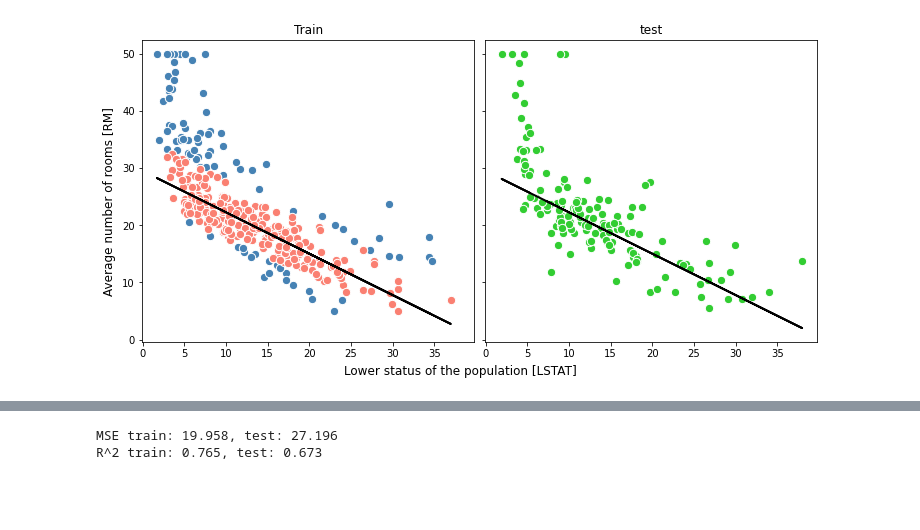
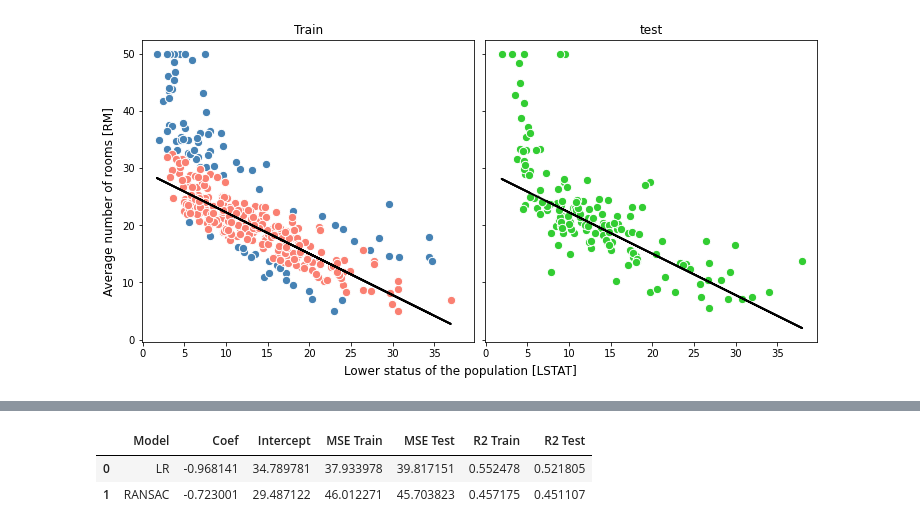
Before and after one commit to ie-ai-class/smart-tech-2564-2, a Jupyter notebook: Topic 05 - Regression/T11.ipynb, the cells around one changed output, grey strips where cells are left out. Cells and saved outputs as stored; diff of their text form; code cells hidden in the pictures; blank space fills up the shorter version.

```diff
--- a/Topic 05 - Regression/T11.ipynb
+++ b/Topic 05 - Regression/T11.ipynb
@@ -91,0 +97,13 @@ R^2 train: 0.552, test: 0.522
+# %%
+dfAll = pd.DataFrame()
+
+dfAll = store_results(
+    df=dfAll,
+    model=slr,
+    model_name="LR",
+    y_train=y_train,
+    y_train_pred=y_train_pred,
+    y_test=y_test,
+    y_test_pred=y_test_pred,
+)
+display(dfAll)
@@ -159,5 +153,0 @@ plt.show()
-# %%
-X = df.iloc[:, :-1].values
-y = df["MEDV"].values
-
-X_train, X_test, y_train, y_test = train_test_split(X, y, test_size=0.3, random_state=0)
@@ -170,18 +153,0 @@ y_test_pred = slr.predict(X_test)
-# %%
-from sklearn.metrics import r2_score
-from sklearn.metrics import mean_squared_error
-
-print(
-    "MSE train: %.3f, test: %.3f"
-    % (
-        mean_squared_error(y_train, y_train_pred),
-        mean_squared_error(y_test, y_test_pred),
-    )
-)
-print(
-    "R^2 train: %.3f, test: %.3f"
-    % (r2_score(y_train, y_train_pred), r2_score(y_test, y_test_pred))
-)
-# %% [output]
-MSE train: 19.958, test: 27.196
-R^2 train: 0.765, test: 0.673
@@ -195,0 +154,16 @@ print(lasso.coef_)
+# %%
+dfAll = store_results(
+    df=dfAll,
+    model=rc.estimator_,  # Need to extract the model out from the wrapper.
+    model_name="RANSAC",
+    y_train=y_train,
+    y_train_pred=y_train_pred,
+    y_test=y_test,
+    y_test_pred=y_test_pred,
+)
+
+display(dfAll)
+# %% [output]
+|  | Model | Coef | Intercept | MSE Train | MSE Test | R2 Train | R2 Test |
+| 0 | LR | -0.968141 | 34.789781 | 37.933978 | 39.817151 | 0.552478 | 0.521805 |
+| 1 | RANSAC | -0.723001 | 29.487122 | 46.012271 | 45.703823 | 0.457175 | 0.451107 |
```
Also changed, not shown: parts of 13 cells of this notebook, 6 other files.
